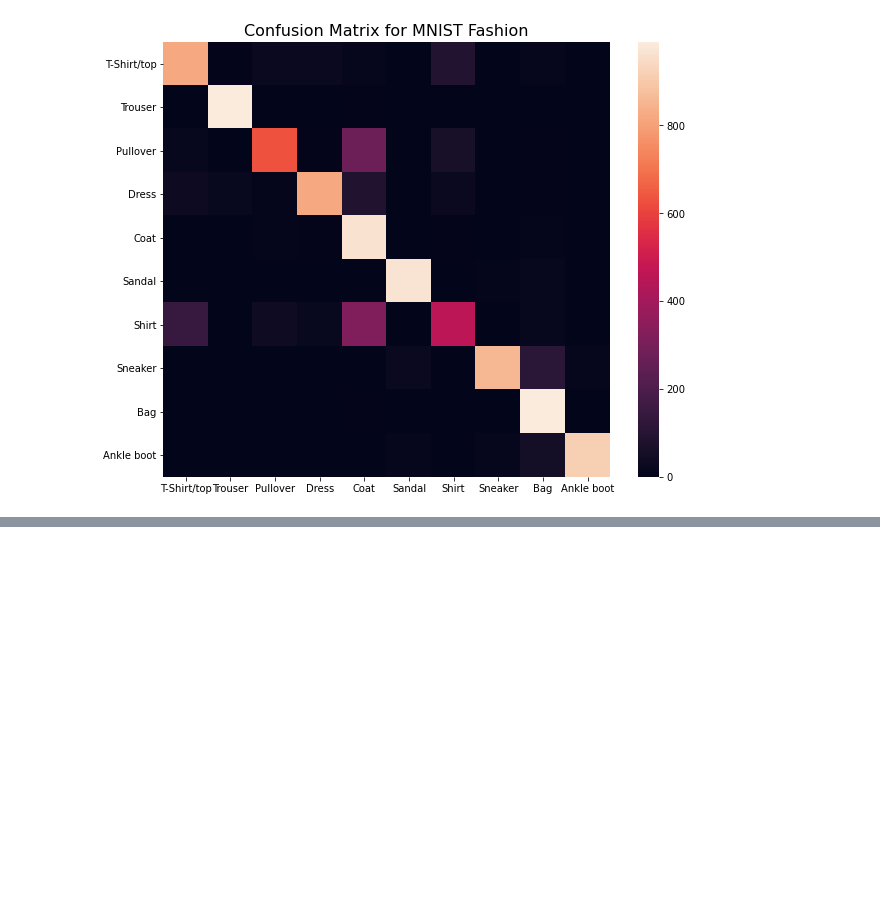
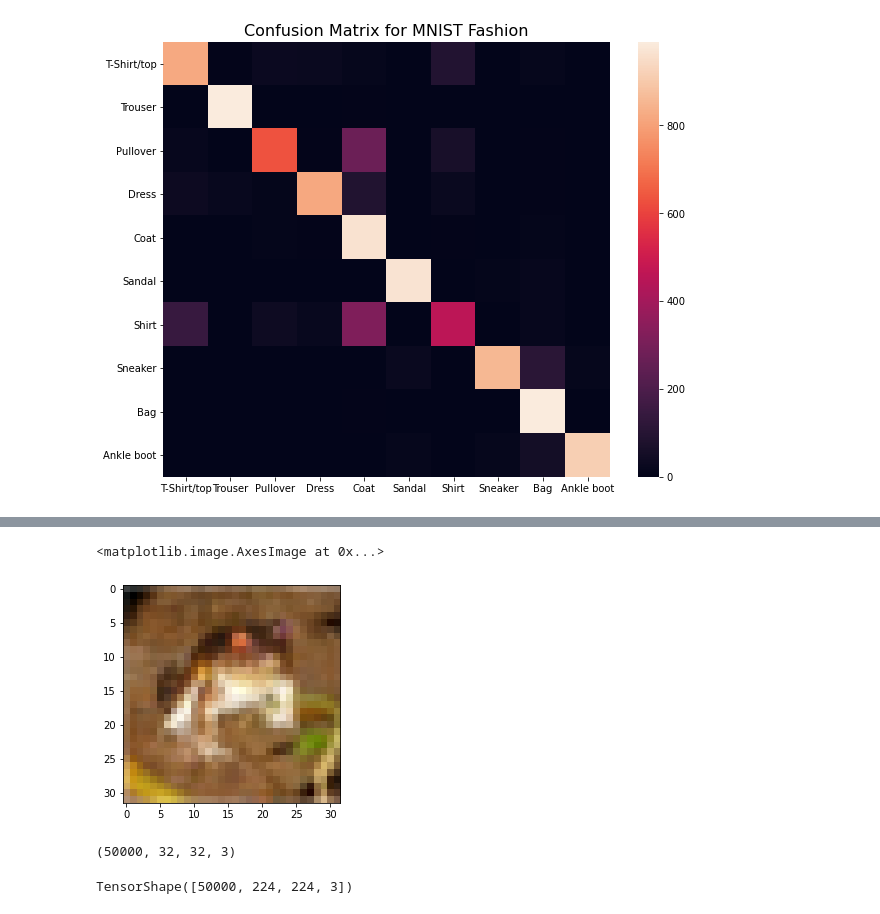
Before and after one commit to JonasSchroeder/handsonmachinelearning, a Jupyter notebook: Deep Computer Vision using CNNs.ipynb, the cells around one changed output, grey strips where cells are left out. Cells and saved outputs as stored; diff of their text form; code cells hidden in the pictures; blank space fills up the shorter version.

```diff
--- a/Deep Computer Vision using CNNs.ipynb
+++ b/Deep Computer Vision using CNNs.ipynb
@@ -314,0 +315,25 @@ First we define the residual units and skip connections. Then we chain then toge
+# %%
+import tensorflow as tf
+from tensorflow import keras
+
+# CIFAR-10 dataset
+cifar10 = keras.datasets.cifar10
+(X_train_full, y_train_full), (X_test, y_test) = cifar10.load_data() #50.000 examples
+
+class_names = ["Airplane", "Automobile", "Bird", "Cat", "Deer", "Dog", "Frog", "Horse", "Ship", "Frog"]
+# %%
+import matplotlib.pyplot as plt
+plt.imshow(X_train_full[0])
+# %% [output]
+<matplotlib.image.AxesImage at 0x...>
+[figure, added]
+# %%
+X_train_full.shape
+# %% [output]
+(50000, 32, 32, 3)
+# %%
+# resize image for ResNet 224x224x3 (upsampling)
+X_train_full_resized = tf.image.resize(X_train_full, [224, 224], antialias=True, method="bicubic")
+X_train_full_resized.shape
+# %% [output]
+TensorShape([50000, 224, 224, 3])
```
Also changed, not shown: parts of 27 cells of this notebook.
